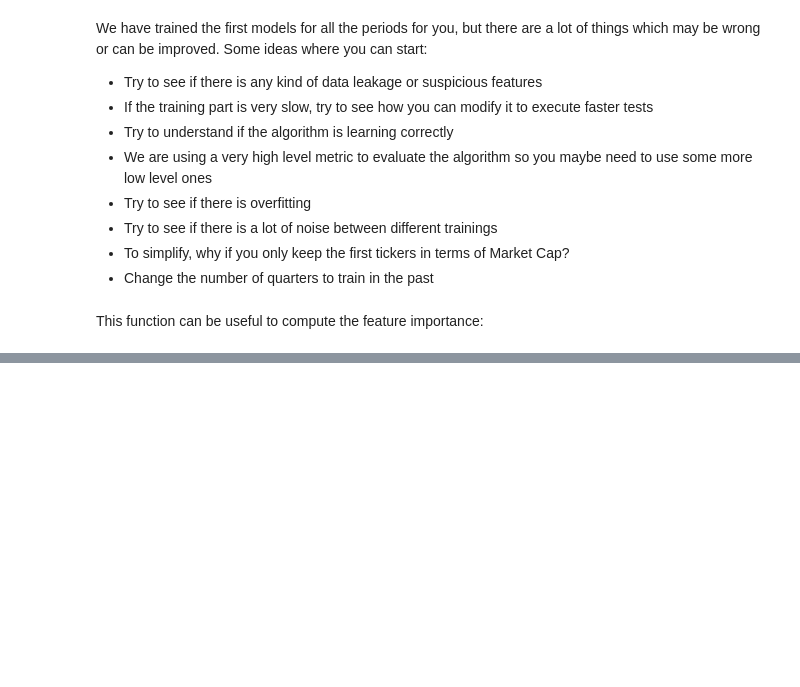
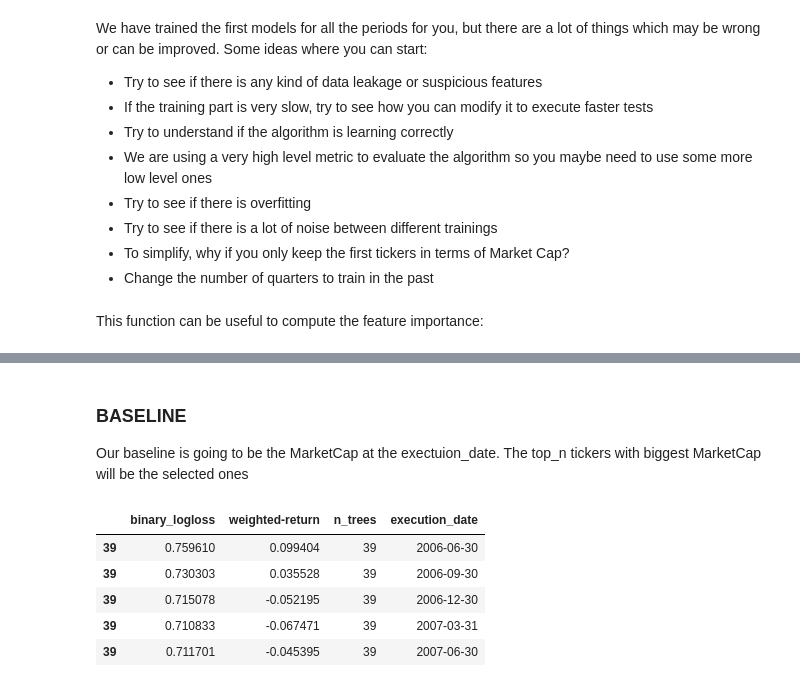
Before and after one commit to uhernando002/zrive-ds, a Jupyter notebook: src/module_5/module5.ipynb, the cells around one changed output, grey strips where cells are left out. Cells and saved outputs as stored; diff of their text form; code cells hidden in the pictures; blank space fills up the shorter version.

```diff
--- a/src/module_5/module5.ipynb
+++ b/src/module_5/module5.ipynb
@@ -300,0 +371,12 @@ import matplotlib.pyplot as plt
+# %% [markdown]
+### BASELINE
+Our baseline is going to be the MarketCap at the exectuion_date. The top_n tickers with biggest MarketCap will be the selected ones
+# %%
+test_results_final_tree.head()
+# %% [output]
+|  | binary_logloss | weighted-return | n_trees | execution_date |
+| 39 | 0.759610 | 0.099404 | 39 | 2006-06-30 |
+| 39 | 0.730303 | 0.035528 | 39 | 2006-09-30 |
+| 39 | 0.715078 | -0.052195 | 39 | 2006-12-30 |
+| 39 | 0.710833 | -0.067471 | 39 | 2007-03-31 |
+| 39 | 0.711701 | -0.045395 | 39 | 2007-06-30 |
```
Also changed, not shown: parts of 11 cells of this notebook.
